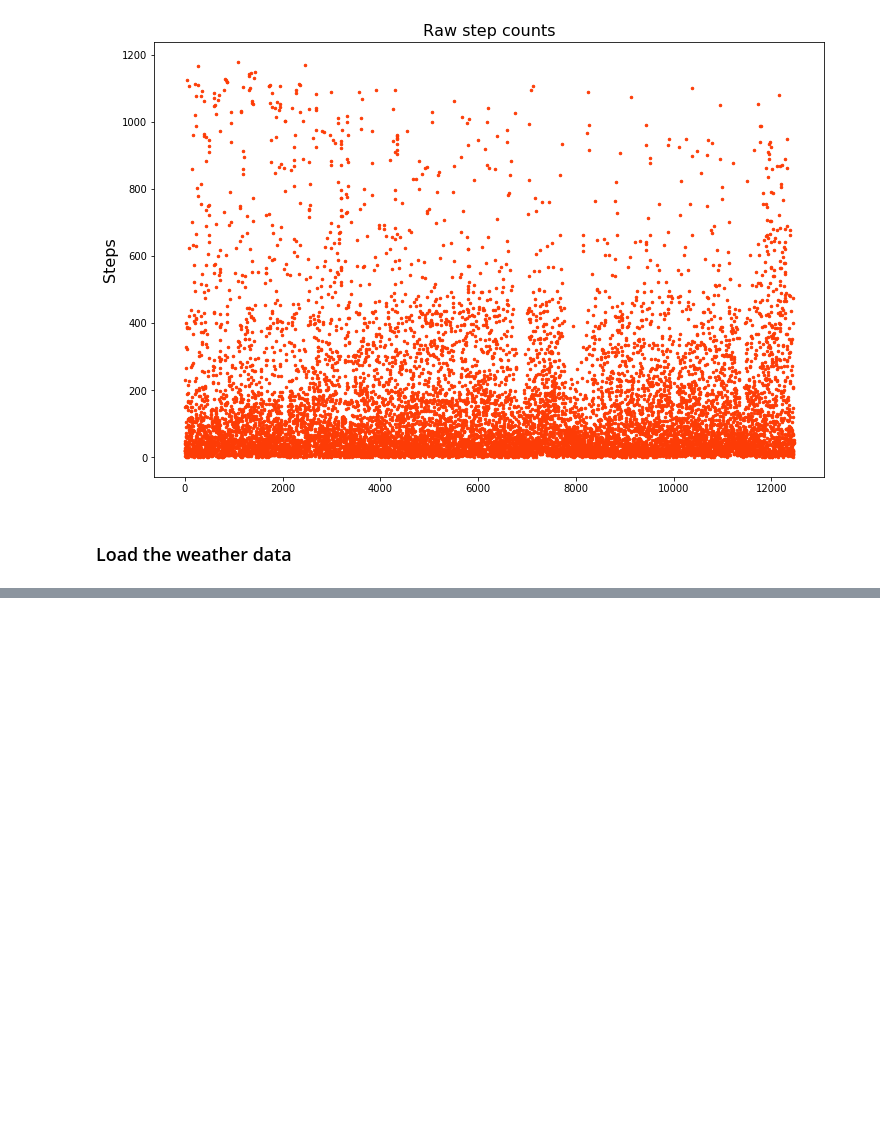
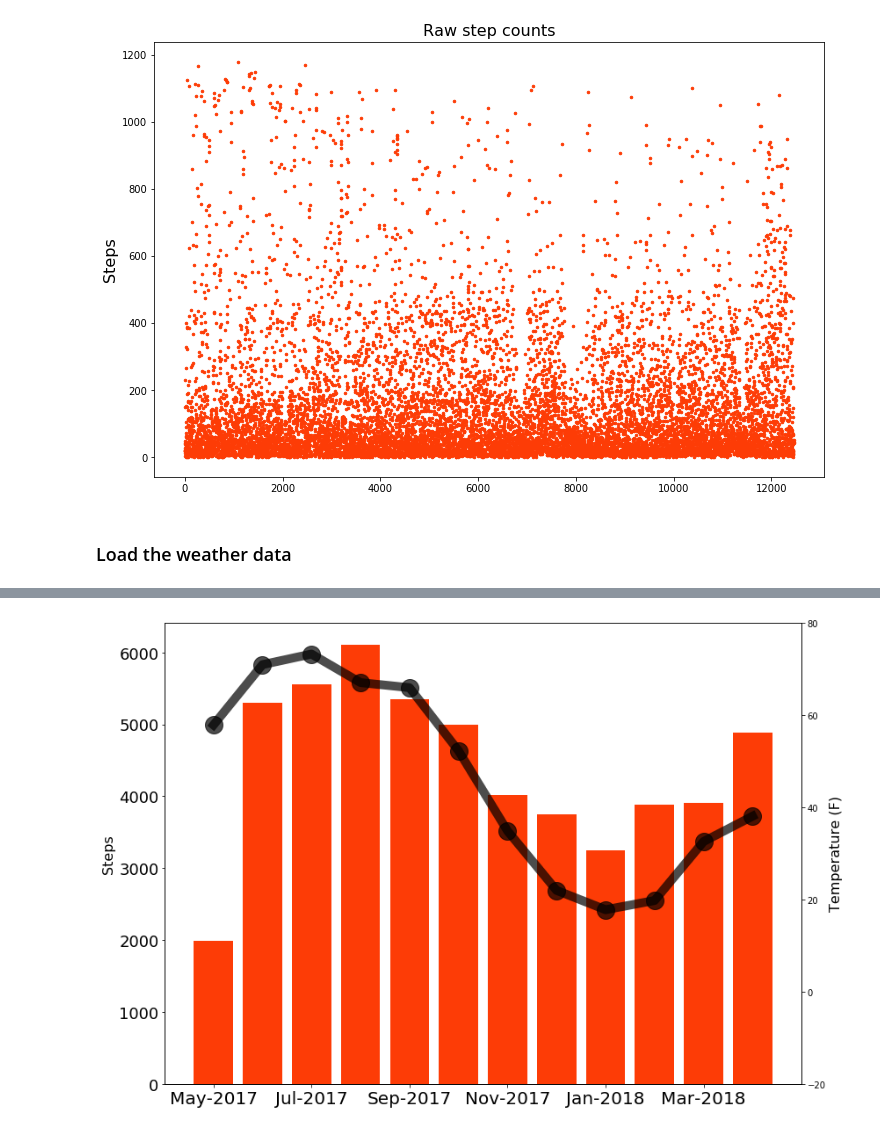
Before and after one commit to johnwmillr/WeatherStepCount, a Jupyter notebook: Apple_Health_StepCounts.ipynb, the cells around one changed output, grey strips where cells are left out. Drawn from its saved outputs; the diff is of its cells as text; code cells hidden in the pictures; blank space fills up the shorter version.

```diff
--- a/Apple_Health_StepCounts.ipynb
+++ b/Apple_Health_StepCounts.ipynb
@@ -178,0 +168,27 @@ plt.show()
+# %%
+months_both = months_steps[mask_months_steps]
+# %%
+c = 'xkcd:red orange'
+fig, ax1 = plt.subplots(figsize=(12,8))
+ax1.bar(x, y_step, color=c)
+ax1.set_ylabel("Steps", fontsize=FS)
+ax1.set_xticks(x[0:-1:2])
+ax1.set_xticklabels(months_both[0:-1:2])
+
+ax2 = ax1.twinx()
+ax2.plot(x, y_temp, 'o-', color='k', lw=10, ms=20, alpha=0.7)
+ax2.set_ylim((-20,80))
+ax2.set_ylabel("Temperature (F)", fontsize=FS)
+
+# Increase tick label font sizes
+for tick in ax1.xaxis.get_major_ticks():
+    tick.label.set_fontsize(FS+4)
+for tick in ax1.yaxis.get_major_ticks():
+    tick.label.set_fontsize(FS+2)
+for tick in ax2.yaxis.get_major_ticks():
+    tick.label.set_fontsize(FS+2)
+
+fig.tight_layout()
+plt.savefig("temperature_and_step_count.png", format=''p)
+# %% [output]
+[figure, added]
```
Also changed, not shown: parts of 18 cells of this notebook.
